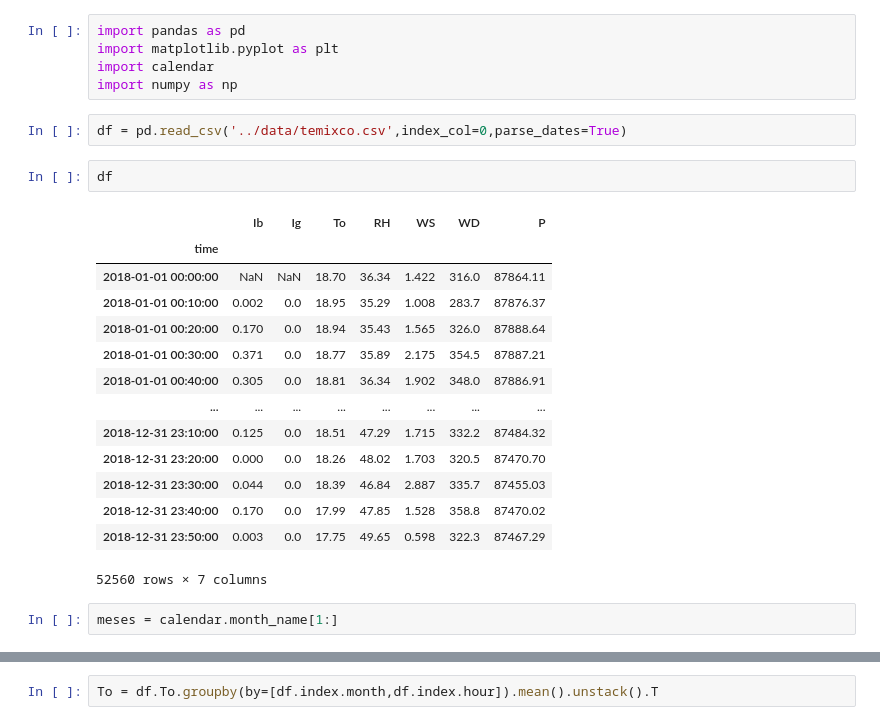
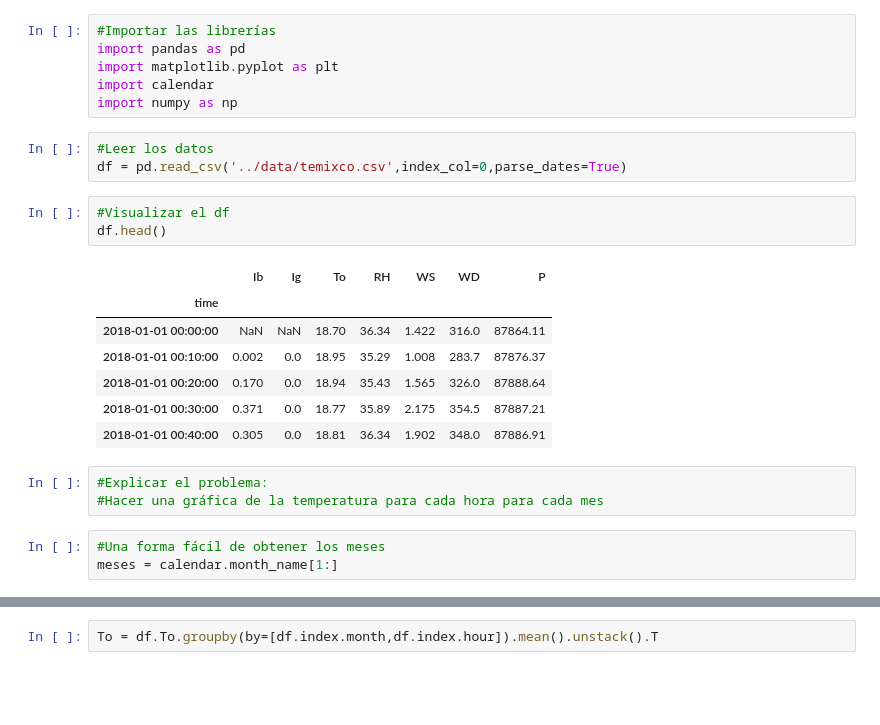
Before and after one commit to AltamarMx/clase_muestra, a Jupyter notebook: notebooks/002_Diego.ipynb, the cells around one changed output, grey strips where cells are left out. Cells and saved outputs as stored; diff of their text form; blank space fills up the shorter version.

```diff
--- a/notebooks/002_Diego.ipynb
+++ b/notebooks/002_Diego.ipynb
@@ -1,26 +1,26 @@
 # %%
+#Importar las librerías
 import pandas as pd
 import matplotlib.pyplot as plt
 import calendar
 import numpy as np
 # %%
+#Leer los datos
 df = pd.read_csv('../data/temixco.csv',index_col=0,parse_dates=True)
-# %%
-df
-# %% [output]
-|  | Ib | Ig | To | RH | WS | WD | P |
-| time |  |  |  |  |  |  |  |
-| 2018-01-01 00:00:00 | NaN | NaN | 18.70 | 36.34 | 1.422 | 316.0 | 87864.11 |
-| 2018-01-01 00:10:00 | 0.002 | 0.0 | 18.95 | 35.29 | 1.008 | 283.7 | 87876.37 |
-| 2018-01-01 00:20:00 | 0.170 | 0.0 | 18.94 | 35.43 | 1.565 | 326.0 | 87888.64 |
-| 2018-01-01 00:30:00 | 0.371 | 0.0 | 18.77 | 35.89 | 2.175 | 354.5 | 87887.21 |
-| 2018-01-01 00:40:00 | 0.305 | 0.0 | 18.81 | 36.34 | 1.902 | 348.0 | 87886.91 |
-| ... | ... | ... | ... | ... | ... | ... | ... |
-| 2018-12-31 23:10:00 | 0.125 | 0.0 | 18.51 | 47.29 | 1.715 | 332.2 | 87484.32 |
-| 2018-12-31 23:20:00 | 0.000 | 0.0 | 18.26 | 48.02 | 1.703 | 320.5 | 87470.70 |
-| 2018-12-31 23:30:00 | 0.044 | 0.0 | 18.39 | 46.84 | 2.887 | 335.7 | 87455.03 |
-| 2018-12-31 23:40:00 | 0.170 | 0.0 | 17.99 | 47.85 | 1.528 | 358.8 | 87470.02 |
-| 2018-12-31 23:50:00 | 0.003 | 0.0 | 17.75 | 49.65 | 0.598 | 322.3 | 87467.29 |
-52560 rows × 7 columns
-# %%
-meses = calendar.month_name[1:]
+# %%
+#Visualizar el df
+df.head()
+# %% [output]
+|  | Ib | Ig | To | RH | WS | WD | P |
+| time |  |  |  |  |  |  |  |
+| 2018-01-01 00:00:00 | NaN | NaN | 18.70 | 36.34 | 1.422 | 316.0 | 87864.11 |
+| 2018-01-01 00:10:00 | 0.002 | 0.0 | 18.95 | 35.29 | 1.008 | 283.7 | 87876.37 |
+| 2018-01-01 00:20:00 | 0.170 | 0.0 | 18.94 | 35.43 | 1.565 | 326.0 | 87888.64 |
+| 2018-01-01 00:30:00 | 0.371 | 0.0 | 18.77 | 35.89 | 2.175 | 354.5 | 87887.21 |
+| 2018-01-01 00:40:00 | 0.305 | 0.0 | 18.81 | 36.34 | 1.902 | 348.0 | 87886.91 |
+# %%
+#Explicar el problema:
+#Hacer una gráfica de la temperatura para cada hora para cada mes
+# %%
+#Una forma fácil de obtener los meses
+meses = calendar.month_name[1:]
```
Also changed, not shown: parts of 8 cells of this notebook.
